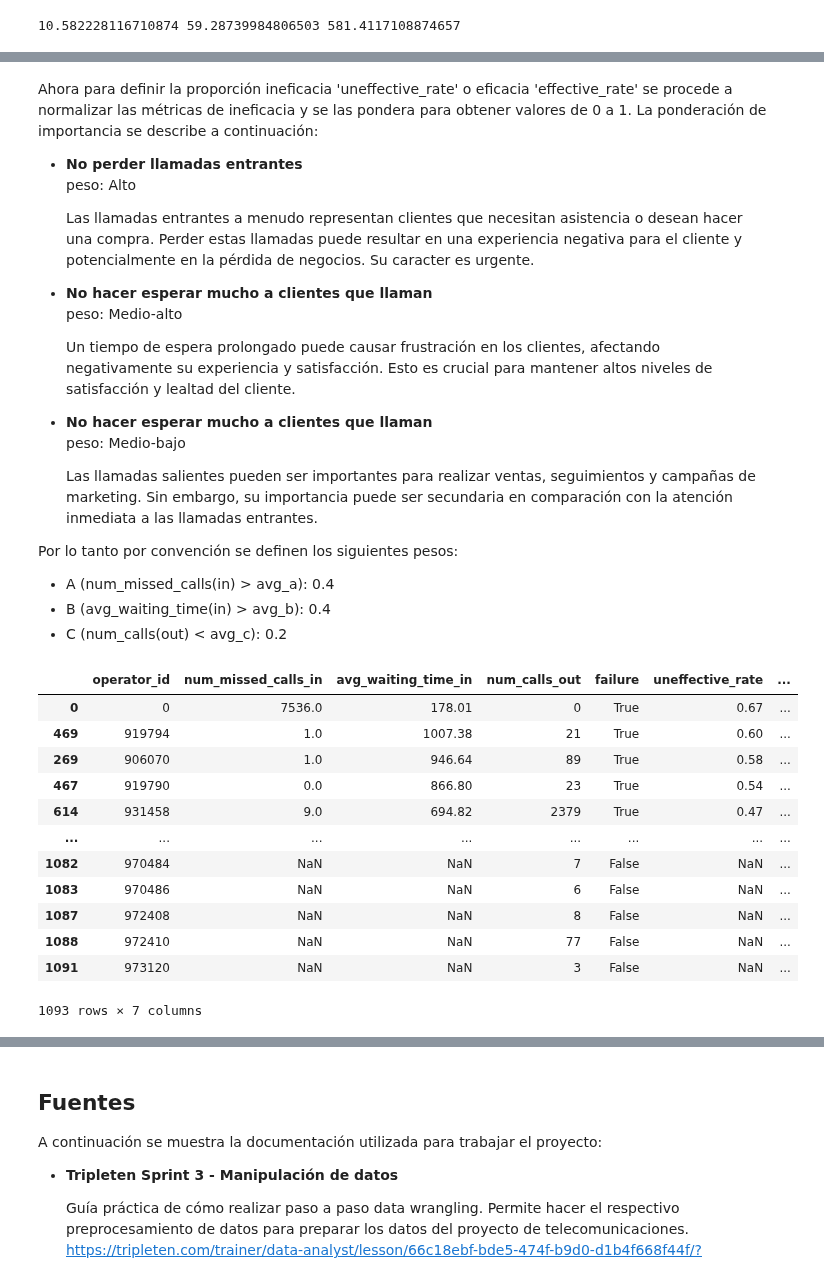
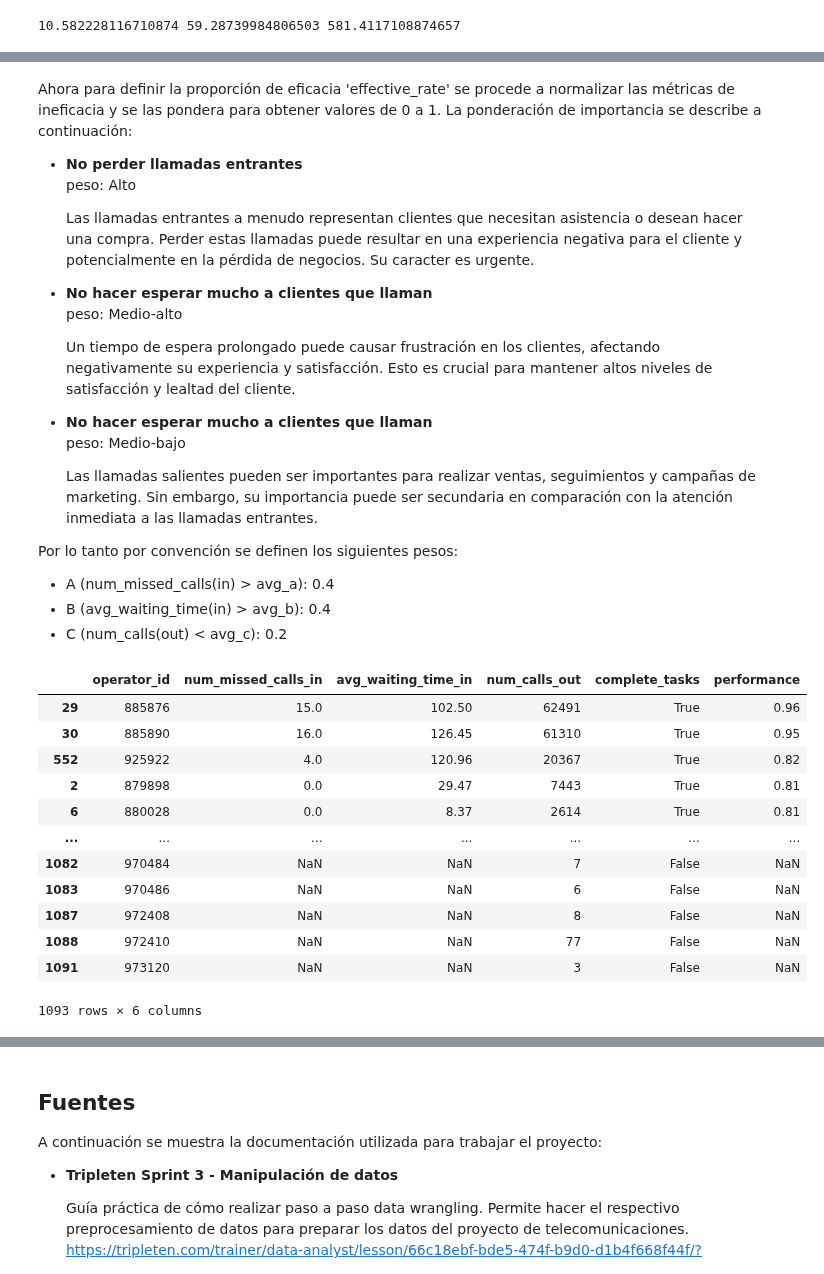
Before and after one commit to ScinDBad/DA_proyecto_final, a Jupyter notebook: proyecto_sp_14.ipynb, the cells around one changed output, grey strips where cells are left out. Cells and saved outputs as stored; diff of their text form; code cells hidden in the pictures.

```diff
--- a/proyecto_sp_14.ipynb
+++ b/proyecto_sp_14.ipynb
@@ -682,10 +684,11 @@ print(avg_a, avg_b, avg_c) # Mostrar valores medios que representan umbrales de
 # %% [output]
 10.582228116710874 59.28739984806503 581.4117108874657
 # %%
-report['failure'] = np.logical_or(
-    report['num_missed_calls_in'] > avg_a,
-    report['avg_waiting_time_in'] > avg_b,
-    report['num_calls_out'] < avg_c
-    )
+# Crear columna task_achieve para definir el cumplimiento de tareas del operador
+report['complete_tasks'] = (
+    (report['num_missed_calls_in'] < avg_a) |
+    (report['avg_waiting_time_in'] < avg_b) |
+    (report['num_calls_out'] > avg_c)
+)
 report
 # %% [output]
@@ -703,7 +706,7 @@ report
 | 1092 | 973286.0 | 0.0 | 88.000000 | 0.0 | True |
 1093 rows × 5 columns
 # %% [markdown]
-Ahora para definir la proporción ineficacia 'uneffective_rate' o eficacia 'effective_rate' se procede a normalizar las métricas de ineficacia y se las pondera para obtener valores de 0 a 1. La ponderación de importancia se describe a continuación:
+Ahora para definir la proporción de eficacia 'effective_rate' se procede a normalizar las métricas de ineficacia y se las pondera para obtener valores de 0 a 1. La ponderación de importancia se describe a continuación:
 
 - __No perder llamadas entrantes__
 peso: Alto
@@ -728,36 +731,31 @@ Por lo tanto por convención se definen los siguientes pesos:
 # %%
 scaler = MinMaxScaler() # Normalizar las columnas
 
 w_a, w_b, w_c = [0.4, 0.4, 0.2] # definir pesos de pponderación
 
-report['uneffective_rate'] = (
-    w_a * scaler.fit_transform(report[['num_missed_calls_in']]) +
-    w_b * scaler.fit_transform(report[['avg_waiting_time_in']]) +
-    w_c * (1 - scaler.fit_transform(report[['num_calls_out']]))
-    ).round(2)
-
-report['effective_rate'] = (
+# Crear columna de performance que mide el rendimiento general del operador.
+report['performance'] = (
     w_a * (1 - scaler.fit_transform(report[['num_missed_calls_in']])) +
      w_b * (1 - scaler.fit_transform(report[['avg_waiting_time_in']])) +
      w_c * scaler.fit_transform(report[['num_calls_out']])
     ).round(2)
 
 report['avg_waiting_time_in'] = report['avg_waiting_time_in'].round(2)
 report['num_calls_out'] = report['num_calls_out'].astype('int64')
 report['operator_id'] = report['operator_id'].astype('int64')
 
-report.sort_values('uneffective_rate', ascending=False)
+report.sort_values('performance', ascending=False) # ordenar de forma descendente el performance
 # %% [output]
-|  | operator_id | num_missed_calls_in | avg_waiting_time_in | num_calls_out | failure | uneffective_rate | ... |
-| 0 | 0 | 7536.0 | 178.01 | 0 | True | 0.67 | ... |
-| 469 | 919794 | 1.0 | 1007.38 | 21 | True | 0.60 | ... |
-| 269 | 906070 | 1.0 | 946.64 | 89 | True | 0.58 | ... |
-| 467 | 919790 | 0.0 | 866.80 | 23 | True | 0.54 | ... |
-| 614 | 931458 | 9.0 | 694.82 | 2379 | True | 0.47 | ... |
-| ... | ... | ... | ... | ... | ... | ... | ... |
-| 1082 | 970484 | NaN | NaN | 7 | False | NaN | ... |
-| 1083 | 970486 | NaN | NaN | 6 | False | NaN | ... |
-| 1087 | 972408 | NaN | NaN | 8 | False | NaN | ... |
-| 1088 | 972410 | NaN | NaN | 77 | False | NaN | ... |
-| 1091 | 973120 | NaN | NaN | 3 | False | NaN | ... |
+|  | operator_id | num_missed_calls_in | avg_waiting_time_in | num_calls_out | complete_tasks | performance |
+| 29 | 885876 | 15.0 | 102.50 | 62491 | True | 0.96 |
+| 30 | 885890 | 16.0 | 126.45 | 61310 | True | 0.95 |
+| 552 | 925922 | 4.0 | 120.96 | 20367 | True | 0.82 |
+| 2 | 879898 | 0.0 | 29.47 | 7443 | True | 0.81 |
+| 6 | 880028 | 0.0 | 8.37 | 2614 | True | 0.81 |
+| ... | ... | ... | ... | ... | ... | ... |
+| 1082 | 970484 | NaN | NaN | 7 | False | NaN |
+| 1083 | 970486 | NaN | NaN | 6 | False | NaN |
+| 1087 | 972408 | NaN | NaN | 8 | False | NaN |
+| 1088 | 972410 | NaN | NaN | 77 | False | NaN |
+| 1091 | 973120 | NaN | NaN | 3 | False | NaN |
-1093 rows × 7 columns
+1093 rows × 6 columns
```
Also changed, not shown: parts of 9 cells of this notebook.
